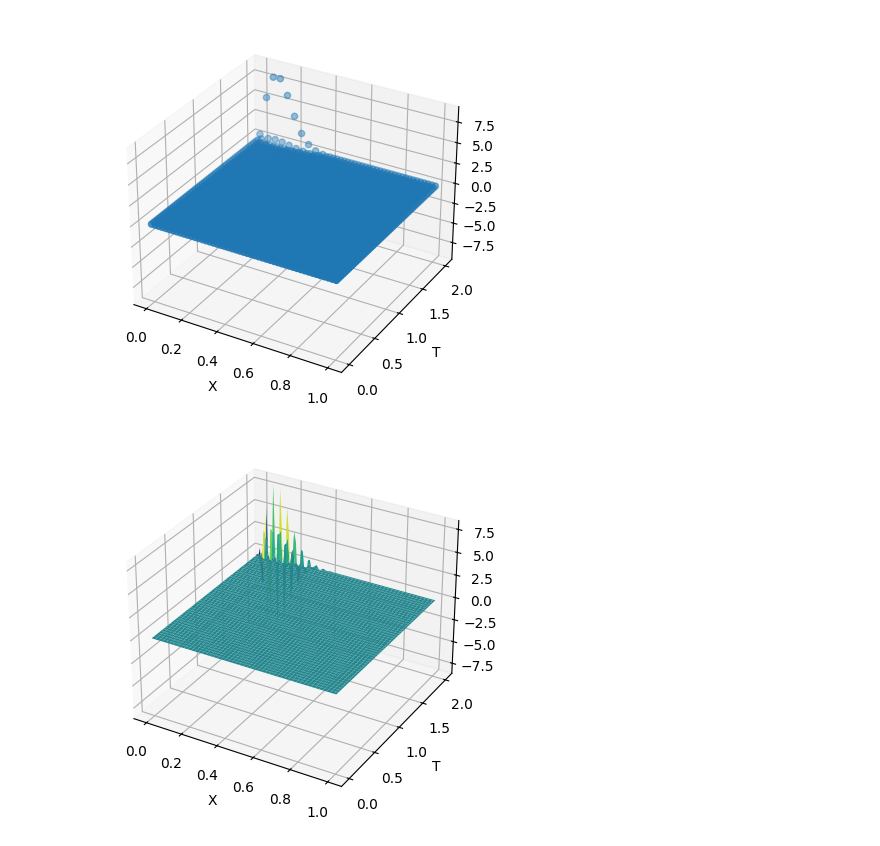
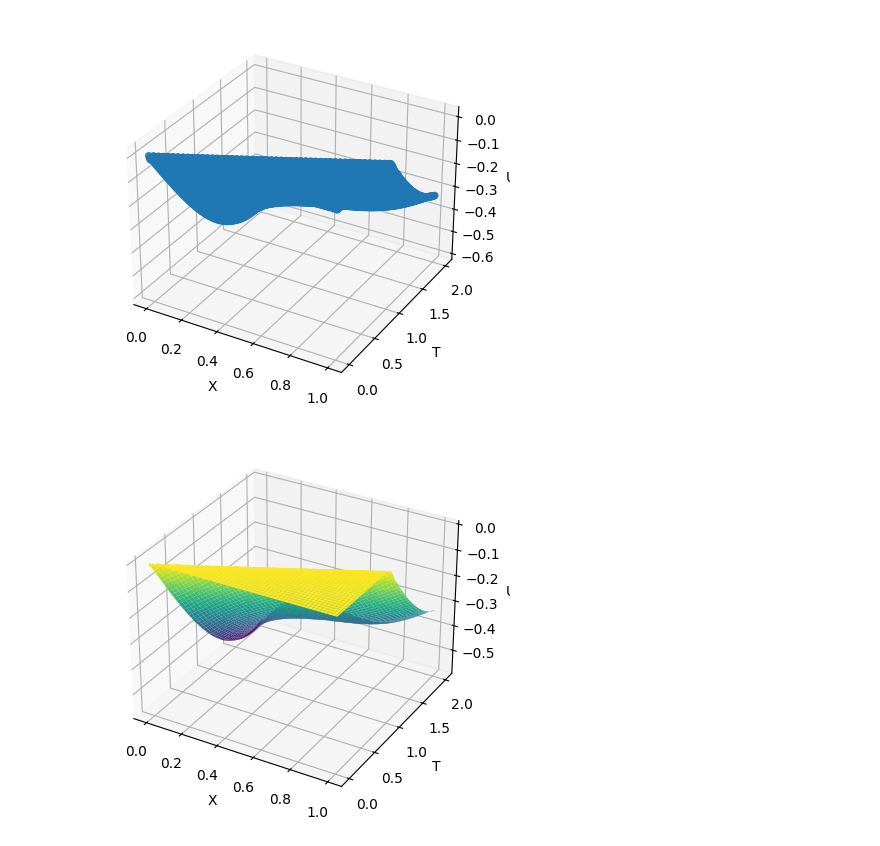
Before and after one commit to Nesterov-BA/newUni, a Jupyter notebook: 7sem/partDiffEq/plotst.ipynb, the cells around one changed output. Saved outputs shown, nothing was run; the diff lists cells and outputs as text; code cells hidden in the pictures.

```diff
--- a/7sem/partDiffEq/plotst.ipynb
+++ b/7sem/partDiffEq/plotst.ipynb
@@ -27,39 +27,39 @@ def read_data(filename):
     return zip(*data)
 
 # Read the data from the file
-x, y, z = read_data('data.txt')
+x, y, z = read_data('dudx.txt')
 
 # Function to plot data
 def plot_data(x, y, z, interpolated=False):
     fig = plt.figure()
     ax = fig.add_subplot(111, projection='3d')
 
     if interpolated:
         # Define a grid of points where you want to interpolate the data
         grid_x, grid_y = np.mgrid[min(x):max(x):100j, min(y):max(y):100j]
 
         # Interpolate the data onto the grid
         grid_z = griddata((x, y), z, (grid_x, grid_y), method='cubic')
 
         # Create a surface plot
         ax.plot_surface(grid_x, grid_y, grid_z, cmap='viridis')
     else:
         # Create a  3D scatter plot
         ax.scatter(x, y, z)
 
     # Set labels for the axes
     ax.set_xlabel('X')
     ax.set_ylabel('T')
     ax.set_zlabel('U')
 
     # Show the plot
     plt.show()
 
 # Plot the data as a scatter plot
 plot_data(x, y, z, interpolated=False)
 
 # Plot the data as an interpolated surface plot
 plot_data(x, y, z, interpolated=True)
 # %% [output]
-[figure, old version]
+[figure, new version]
-[figure, old version]
+[figure, new version]
```
Also changed, not shown: parts of 1 cell of this notebook, 11 other files.
